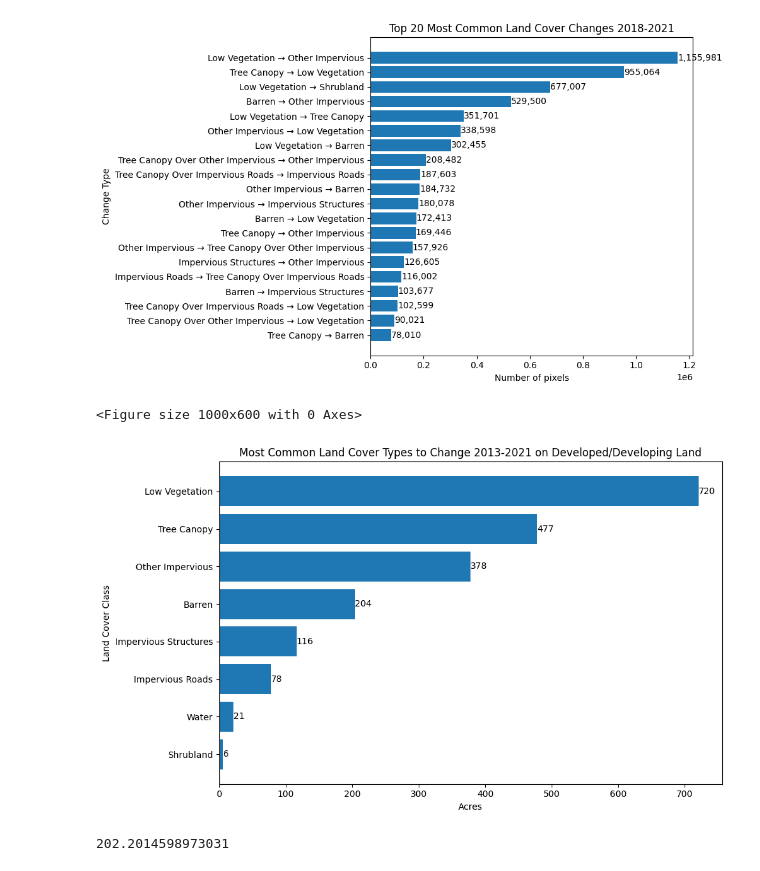
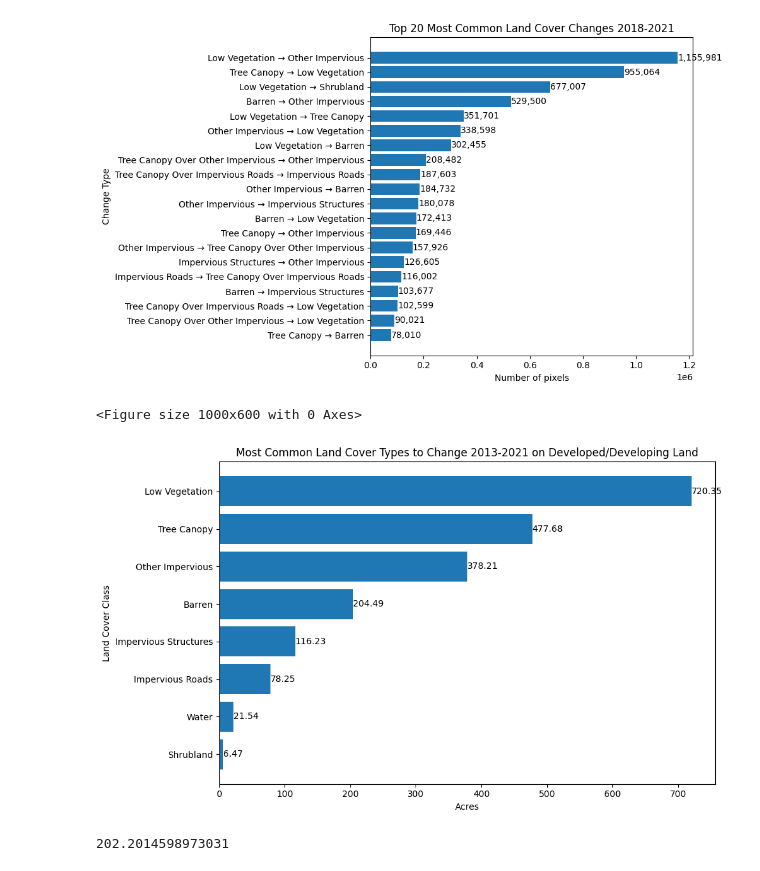
Before and after one commit to mosiahmaddox-tech/landcover_spring2026, a Jupyter notebook: landcover_01.ipynb, the cells around one changed output. Saved outputs shown, nothing was run; the diff lists cells and outputs as text; code cells hidden in the pictures.

Commit message:
Made data labels on a land cover change bar chart more precise

```diff
--- a/landcover_01.ipynb
+++ b/landcover_01.ipynb
@@ -437,36 +437,36 @@ import matplotlib.pyplot as plt
 
 plt.figure(figsize=(10, 6))
 
 fig, ax = plt.subplots(figsize=(10, 6))
 
 ax.barh(
     top10["lc_T1"],
     top10["acres"]
 )
 
 ax.invert_yaxis()
 ax.set_xlabel("Acres")
 ax.set_ylabel("Land Cover Class")
 ax.set_title("Most Common Land Cover Types to Change 2013-2021 on Developed/Developing Land")
 
 for i, value in enumerate(top10["acres"]):
     ax.text(
         value,
         i,
-        f"{int(value):,}",
+        f"{value:.2f}",
         va="center",
         ha="left",
         fontsize=10,
         color="black"
     )
 
 plt.tight_layout()
 plt.show()
 
-#477 acres of tree canopy lost, close to the 478 acre statistic on the fact sheet
+#478 acres of tree canopy lost, matching the fact sheet
 # %% [output]
 <Figure size 1000x600 with 0 Axes>
-[figure, old version]
+[figure, new version]
 # %%
 #check consistency with Baltimore City fact sheet of change 2013-2021
 
```
